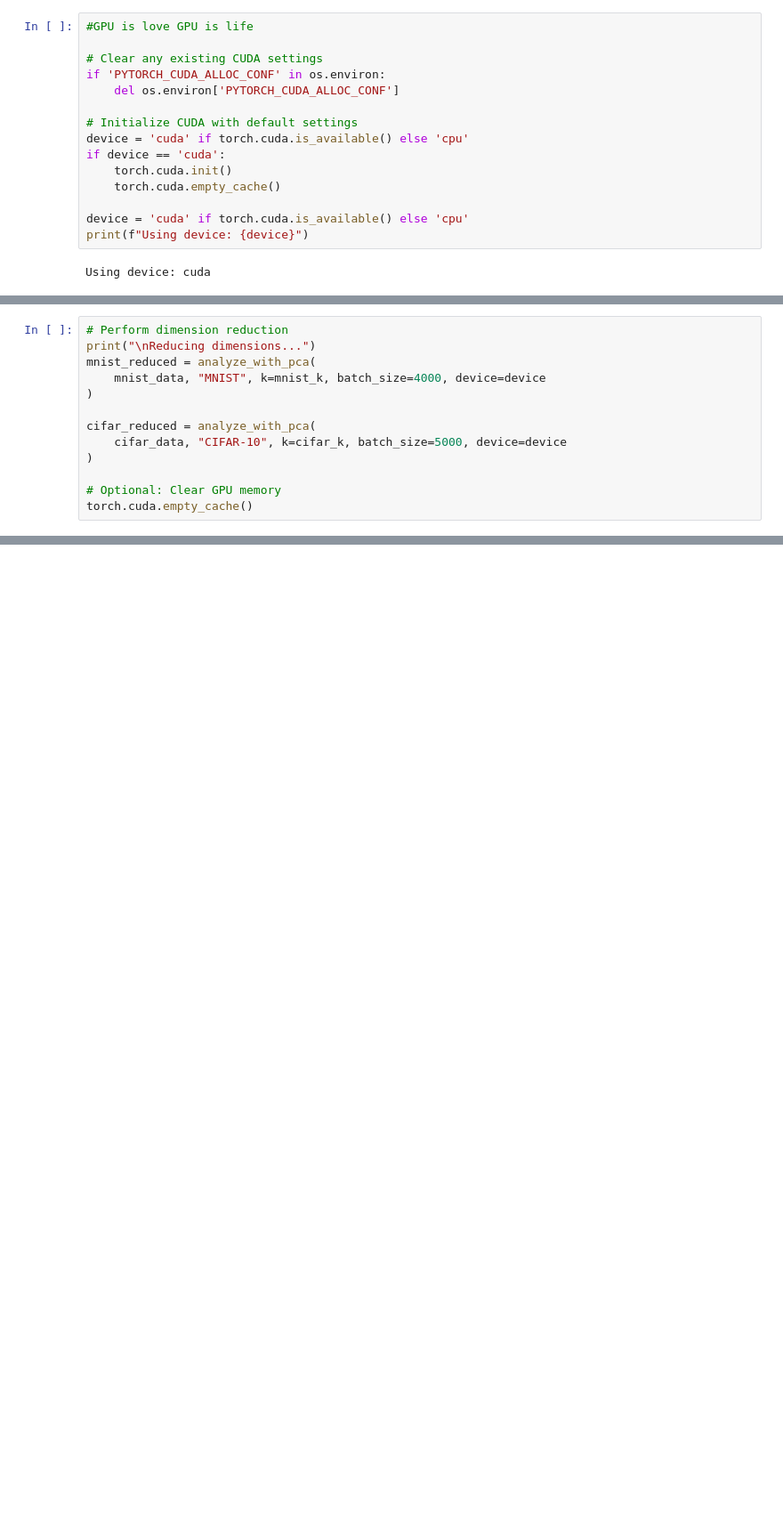
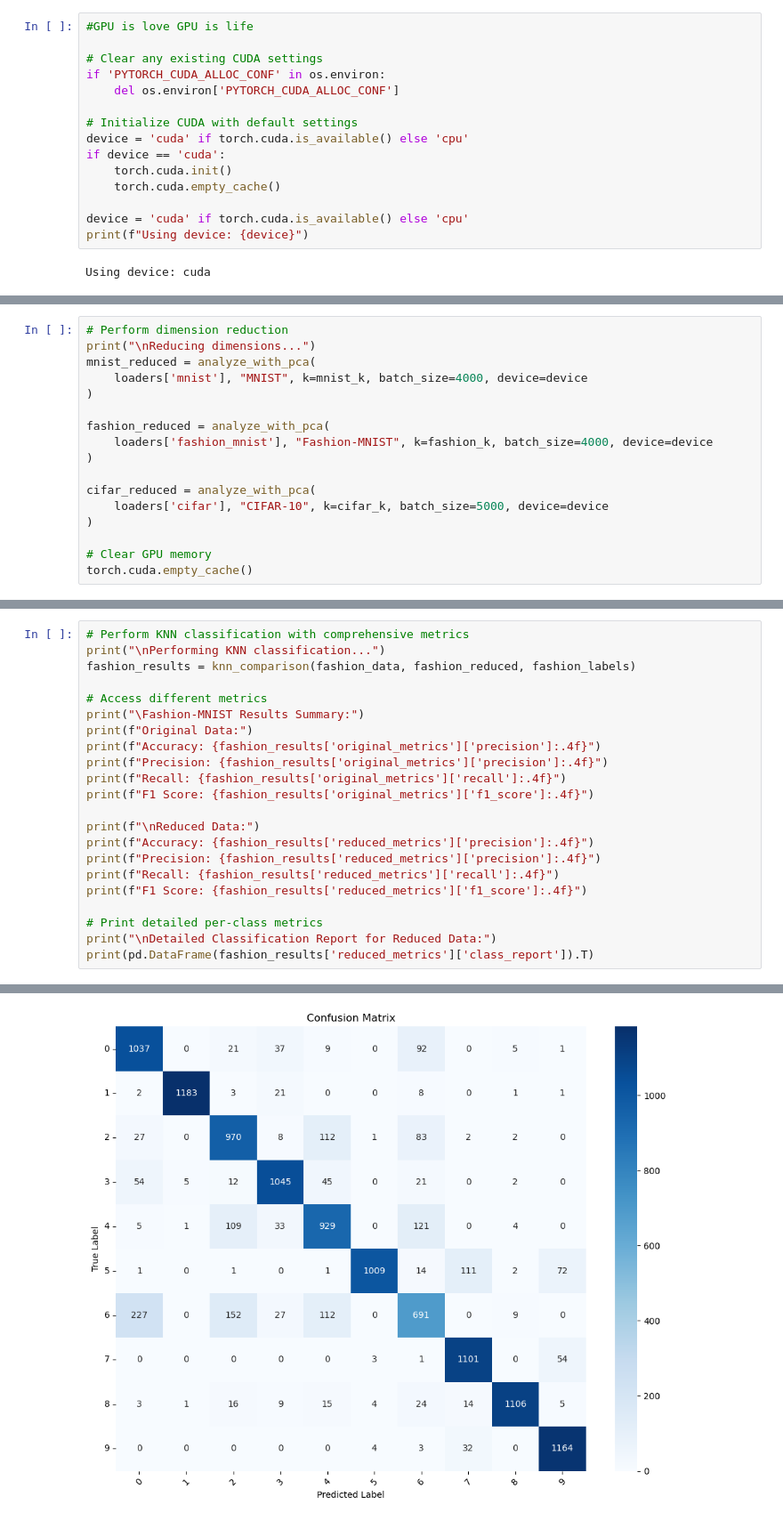
Before and after one commit to runlinaway/PCAandLDAfromScratch, a Jupyter notebook: pca_analysis.ipynb, the cells around one changed output, grey strips where cells are left out. Shown at 89% size. Cells and saved outputs as stored; diff of their text form; blank space fills up the shorter version.

Commit message:
Changed dataloaders, increased model metrics

```diff
--- a/pca_analysis.ipynb
+++ b/pca_analysis.ipynb
@@ -92,14 +95,18 @@ Components needed for 95.0% variance: 221
 # Perform dimension reduction
 print("\nReducing dimensions...")
 mnist_reduced = analyze_with_pca(
-    mnist_data, "MNIST", k=mnist_k, batch_size=4000, device=device
+    loaders['mnist'], "MNIST", k=mnist_k, batch_size=4000, device=device
+)
+
+fashion_reduced = analyze_with_pca(
+    loaders['fashion_mnist'], "Fashion-MNIST", k=fashion_k, batch_size=4000, device=device
 )
 
 cifar_reduced = analyze_with_pca(
-    cifar_data, "CIFAR-10", k=cifar_k, batch_size=5000, device=device
+    loaders['cifar'], "CIFAR-10", k=cifar_k, batch_size=5000, device=device
 )
 
-# Optional: Clear GPU memory
+# Clear GPU memory
 torch.cuda.empty_cache()
 # %% [output]
 Reducing dimensions...
@@ -144,0 +161,23 @@ Reduced Data Accuracy: 0.3539
+# %%
+# Perform KNN classification with comprehensive metrics
+print("\nPerforming KNN classification...")
+fashion_results = knn_comparison(fashion_data, fashion_reduced, fashion_labels)
+
+# Access different metrics
+print("\Fashion-MNIST Results Summary:")
+print(f"Original Data:")
+print(f"Accuracy: {fashion_results['original_metrics']['precision']:.4f}")
+print(f"Precision: {fashion_results['original_metrics']['precision']:.4f}")
+print(f"Recall: {fashion_results['original_metrics']['recall']:.4f}")
+print(f"F1 Score: {fashion_results['original_metrics']['f1_score']:.4f}")
+
+print(f"\nReduced Data:")
+print(f"Accuracy: {fashion_results['reduced_metrics']['precision']:.4f}")
+print(f"Precision: {fashion_results['reduced_metrics']['precision']:.4f}")
+print(f"Recall: {fashion_results['reduced_metrics']['recall']:.4f}")
+print(f"F1 Score: {fashion_results['reduced_metrics']['f1_score']:.4f}")
+
+# Print detailed per-class metrics
+print("\nDetailed Classification Report for Reduced Data:")
+print(pd.DataFrame(fashion_results['reduced_metrics']['class_report']).T)
+# %% [output]
@@ -144,0 +187 @@ Reduced Data Accuracy: 0.3539
+[figure, added]
```
Also changed, not shown: parts of 16 cells of this notebook, 3 other files.
